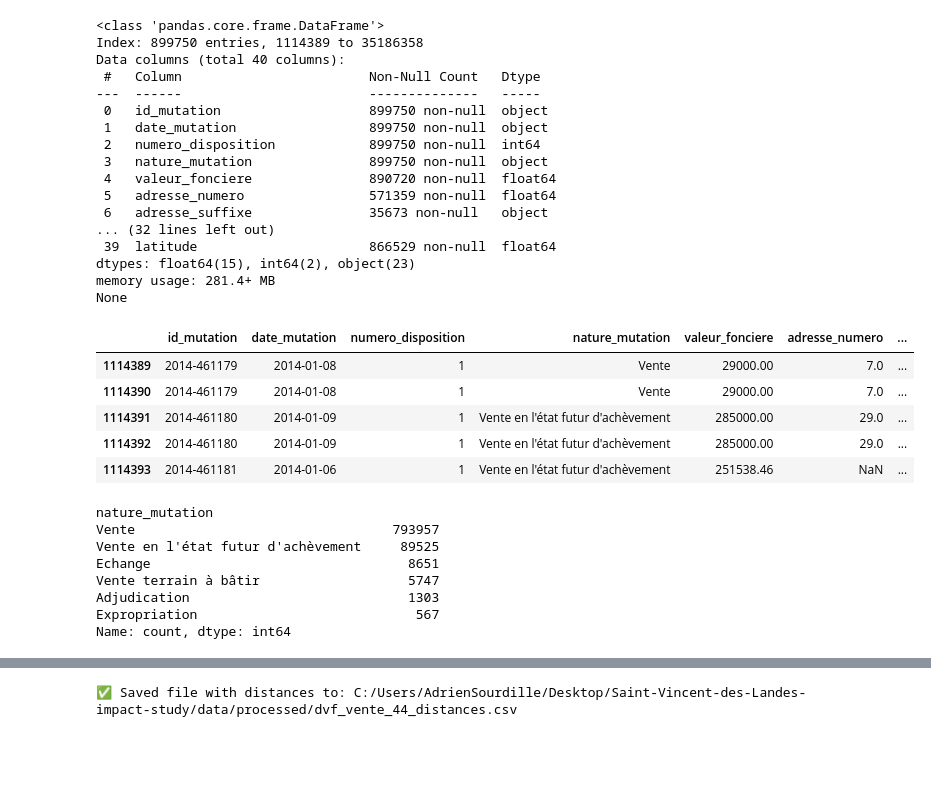
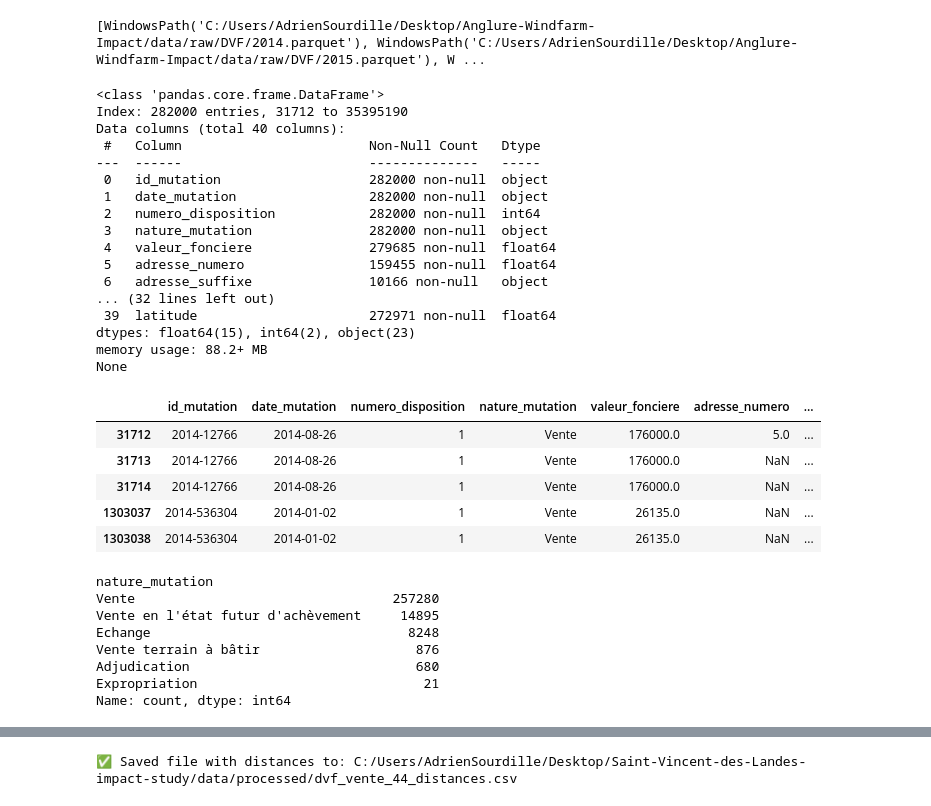
Before and after one commit to AdrienSourdilleTIL/Anglure-Windfarm-Impact, a Jupyter notebook: dvf_cleaning.ipynb, the cells around one changed output, grey strips where cells are left out. Cells and saved outputs as stored; diff of their text form; code cells hidden in the pictures; blank space fills up the shorter version.

```diff
--- a/dvf_cleaning.ipynb
+++ b/dvf_cleaning.ipynb
@@ -3,57 +3,61 @@ import pandas as pd
 from pathlib import Path
 
 # Dossier contenant les fichiers DVF
-dvf_dir = Path("C:/Users/AdrienSourdille/Desktop/Saint-Vincent-des-Landes-impact-study/data/raw/DVF")
+dvf_dir = Path(r"C:\Users\AdrienSourdille\Desktop\Anglure-Windfarm-Impact\data\raw\DVF")
 
 # Liste tous les fichiers .parquet dans le dossier
 files = list(dvf_dir.glob("*.parquet"))
 
+print(files)
+
 # Charge et concatène tous les fichiers
 df = pd.concat([pd.read_parquet(f) for f in files], ignore_index=True)
 
-# Filtre le département 44
-df_44 = df[df["code_departement"] == "44"]
+# Filtre le département 51
+df_51 = df[df["code_departement"] == "51"]
+# %% [output]
+[WindowsPath('C:/Users/AdrienSourdille/Desktop/Anglure-Windfarm-Impact/data/raw/DVF/2014.parquet'), WindowsPath('C:/Users/AdrienSourdille/Desktop/Anglure-Windfarm-Impact/data/raw/DVF/2015.parquet'), W ...
 # %%
 pd.set_option("display.max_columns", None)
-print(df_44.info())
+print(df_51.info())
 # %% [output]
 <class 'pandas.core.frame.DataFrame'>
-Index: 899750 entries, 1114389 to 35186358
+Index: 282000 entries, 31712 to 35395190
 Data columns (total 40 columns):
  #   Column                        Non-Null Count   Dtype
 ---  ------                        --------------   -----
- 0   id_mutation                   899750 non-null  object
- 1   date_mutation                 899750 non-null  object
- 2   numero_disposition            899750 non-null  int64
- 3   nature_mutation               899750 non-null  object
- 4   valeur_fonciere               890720 non-null  float64
- 5   adresse_numero                571359 non-null  float64
- 6   adresse_suffixe               35673 non-null   object
+ 0   id_mutation                   282000 non-null  object
+ 1   date_mutation                 282000 non-null  object
+ 2   numero_disposition            282000 non-null  int64
+ 3   nature_mutation               282000 non-null  object
+ 4   valeur_fonciere               279685 non-null  float64
+ 5   adresse_numero                159455 non-null  float64
+ 6   adresse_suffixe               10166 non-null   object
 ... (32 lines left out)
- 39  latitude                      866529 non-null  float64
+ 39  latitude                      272971 non-null  float64
 dtypes: float64(15), int64(2), object(23)
-memory usage: 281.4+ MB
+memory usage: 88.2+ MB
 None
 # %%
-display(df_44.head())
+display(df_51.head())
 # %% [output]
 |  | id_mutation | date_mutation | numero_disposition | nature_mutation | valeur_fonciere | adresse_numero | ... |
-| 1114389 | 2014-461179 | 2014-01-08 | 1 | Vente | 29000.00 | 7.0 | ... |
-| 1114390 | 2014-461179 | 2014-01-08 | 1 | Vente | 29000.00 | 7.0 | ... |
-| 1114391 | 2014-461180 | 2014-01-09 | 1 | Vente en l'état futur d'achèvement | 285000.00 | 29.0 | ... |
-| 1114392 | 2014-461180 | 2014-01-09 | 1 | Vente en l'état futur d'achèvement | 285000.00 | 29.0 | ... |
-| 1114393 | 2014-461181 | 2014-01-06 | 1 | Vente en l'état futur d'achèvement | 251538.46 | NaN | ... |
+| 31712 | 2014-12766 | 2014-08-26 | 1 | Vente | 176000.0 | 5.0 | ... |
+| 31713 | 2014-12766 | 2014-08-26 | 1 | Vente | 176000.0 | NaN | ... |
+| 31714 | 2014-12766 | 2014-08-26 | 1 | Vente | 176000.0 | NaN | ... |
+| 1303037 | 2014-536304 | 2014-01-02 | 1 | Vente | 26135.0 | NaN | ... |
+| 1303038 | 2014-536304 | 2014-01-02 | 1 | Vente | 26135.0 | NaN | ... |
 # %%
-print(df_44["nature_mutation"].value_counts())
+print(df_51["nature_mutation"].value_counts())
 
-df_vente_44 = df_44[df_44["nature_mutation"] == "Vente"]
+df_vente_51 = df_51[df_51["nature_mutation"] == "Vente"]
 # %% [output]
 nature_mutation
-Vente                                 793957
-Vente en l'état futur d'achèvement     89525
-Echange                                 8651
-Vente terrain à bâtir                   5747
-Adjudication                            1303
-Expropriation                            567
+Vente                                 257280
+Vente en l'état futur d'achèvement     14895
+Echange                                 8248
+Vente terrain à bâtir                    876
+Adjudication                             680
+Expropriation                             21
 Name: count, dtype: int64
 # %%
```
Also changed, not shown: parts of 10 cells of this notebook, 1 other file.
